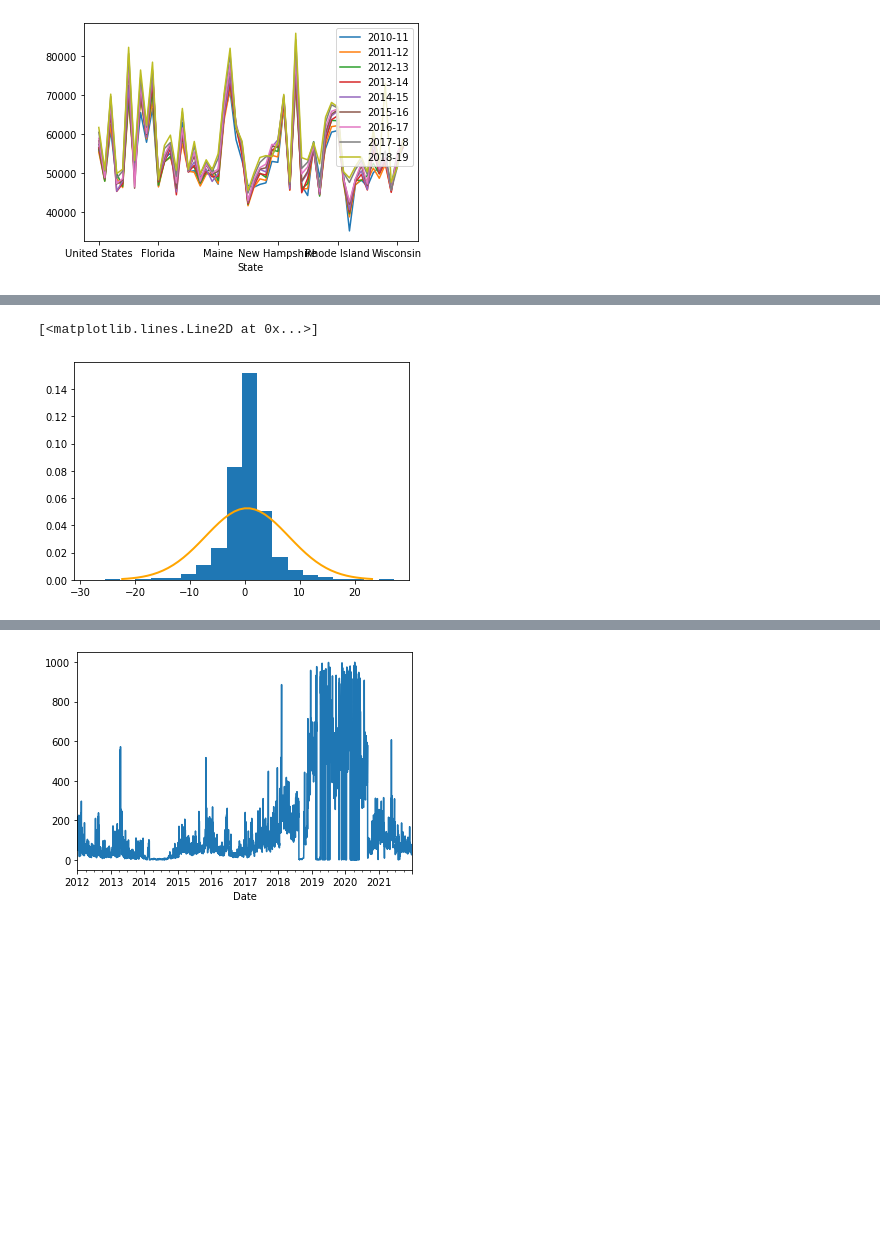
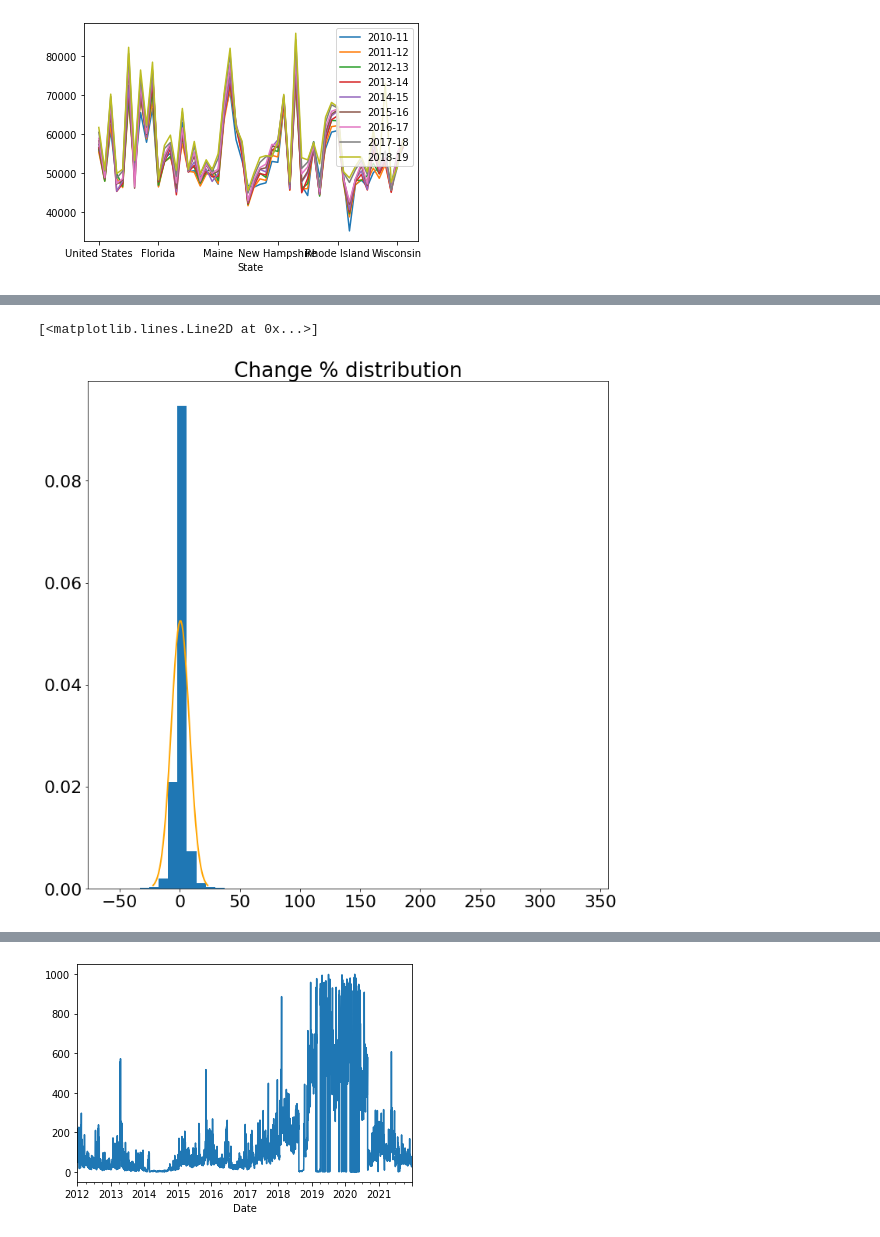
Before and after one commit to killerkitten82/School-Data-Science, a Jupyter notebook: testing/hello.ipynb, the cells around one changed output, grey strips where cells are left out. Saved outputs shown, nothing was run; the diff lists cells and outputs as text; code cells hidden in the pictures; blank space fills up the shorter version.

```diff
--- a/testing/hello.ipynb
+++ b/testing/hello.ipynb
@@ -23,7 +23,7 @@ for file in filePaths:
 <AxesSubplot:xlabel='State'>
 [figure]
 # %%
-# Price over time
+# Price over time / Modeling
 import pandas as pd
 import matplotlib.pyplot as plt
 import numpy as np
@@ -53,7 +53,8 @@ width = 4
 totalPlots = 9
 
 fig = plt.figure()
-fig.set_size_inches(10,10)
+fig.set_size_inches(14,14)
+matplotlib.rcParams.update({'font.size': 14})
 gs = fig.add_gridspec(height, width, hspace=0.3, wspace=0, top=0.967, right=0.945, left=0.1, bottom=0.136)
 gs.subplots(sharex=True, sharey=True)
 
@@ -85,8 +86,8 @@ for ax in axs:
     model = np.polyfit(x,y,i)
     predict = np.poly1d(model)
 
-    print(f"Predicted {predict(guessIndex)} price with {i}th degree model")
-    print(f"That is {predict(guessIndex) - guessDayPrice} off of the actual price")
+    # print(f"Predicted {predict(guessIndex)} price with {i}th degree model")
+    # print(f"That is {predict(guessIndex) - guessDayPrice} off of the actual price")
     guesses[i] = predict(guessIndex)
     differences[i] = predict(guessIndex) - guessDayPrice
     yValues = predict(xRange)
@@ -120,50 +136,46 @@ That is -3776940.2565485183 off of the actual price
 import pandas as pd
 import numpy as np
 import matplotlib.pyplot as plt
+import matplotlib
 from scipy import stats
 from scipy.stats import norm
-
-# path = {"coin_BTC": r"c:\Users\7544501\Documents\School-Data-Science\Unit_3\Data\coin_BTC.csv"}
-
 from dataFilePath import *
 
 path = getFilePaths("Unit_3")
 
 BTCData = pd.read_csv(path["coin_BTC"])
 BTCData.set_index(BTCData["Date"], inplace = True)
 BTCData.drop(columns=["Date"], inplace = True)
 BTCData.index = pd.to_datetime(BTCData.index)
 
 BTCData["Volume"] = BTCData["Vol."]
 VolColumnNumber = 6
 for i in range(len(BTCData["Vol."])):
     BTCData.iloc[i, -1:] = int(float(BTCData.iloc[i, VolColumnNumber][:-1]) * 1000)
 
-# print(BTCData)
+fig = plt.figure()
+fig.set_size_inches(12,12)
+matplotlib.rcParams.update({'font.size': 22})
 
-# plt.hist(BTCData.loc[BTCData["Change %"] != 336.84, "Change %"], bins=10, density=True)
+plt.title("Change % distribution")
 
-# plt.hist(BTCData["Change %"], bins=20, density=True)
+data = BTCData["Change %"] # BTCData[(np.abs(stats.zscore(BTCData["Change %"])) < 3)]["Change %"]
 
-# BTCData[(np.abs(stats.zscore(BTCData["Change %"])) < 3)] remove outliers
+plt.hist(data, density=True, bins=50)
 
-# plt.hist(BTCData[(np.abs(stats.zscore(BTCData["Change %"])) < 3)]["Change %"], bins=20, density=True)
-
-plt.hist(BTCData[(np.abs(stats.zscore(BTCData["Change %"])) < 4)]["Change %"], bins=20, density=True)
-
-mean = BTCData["Change %"].mean()
-median = BTCData["Change %"].median()
-std = BTCData["Change %"].std()
+mean = data.mean()
+median = data.median()
+std = data.std()
 
 xmin = mean - 3 * std
 xmax = mean + 3 * std
 
 x = np.linspace(xmin, xmax)
 y = norm.pdf(x, mean, std)
 
 plt.plot(x, y, color="orange", linewidth=2)
 
 # plt.hist(BTCData.drop(index=[pd.to_datetime("2014-02-26"), pd.to_datetime("2014-02-22")])["Change %"], bins=10, density=True)
 # %% [output]
 [<matplotlib.lines.Line2D at 0x...>]
-[figure, old version]
+[figure, new version]
```
Also changed, not shown: parts of 5 cells of this notebook.
